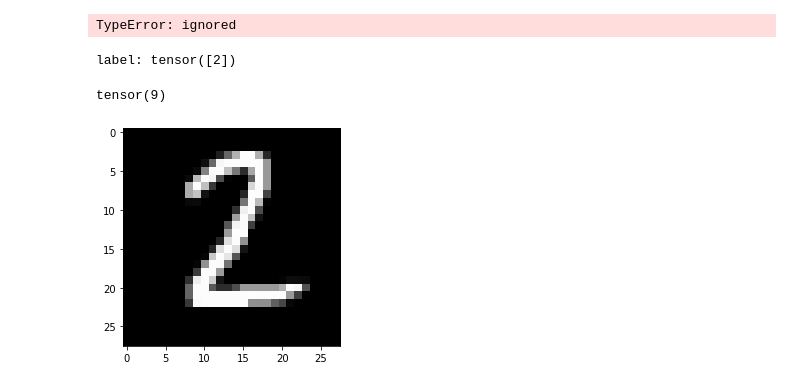
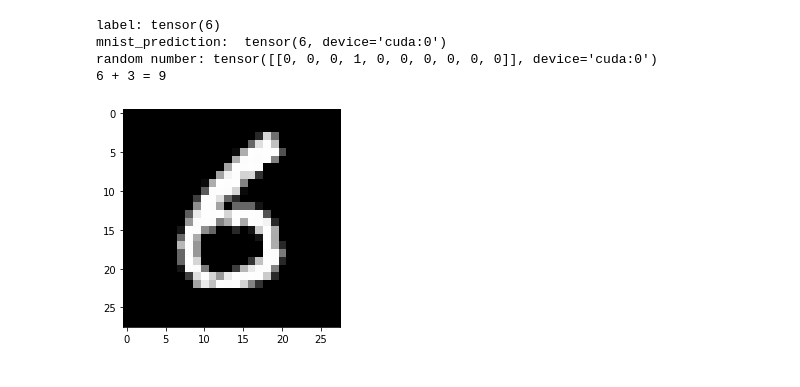
Before and after one commit to ajinkyakhadilkar/EVA-8, a Jupyter notebook: Assignment2.5/Assign_2_5.ipynb, the cells around one changed output. Drawn from its saved outputs; the diff is of its cells as text; code cells hidden in the pictures.

Commit message:
refactor model and add comments

```diff
--- a/Assignment2.5/Assign_2_5.ipynb
+++ b/Assignment2.5/Assign_2_5.ipynb
@@ -58,6 +73,7 @@ def get_num_correct(preds, labels):
 class Network(nn.Module):
   def __init__(self):
     super().__init__()
+    self.device = torch.device('cuda')
     #conv1 | input=28*28*1 | output=24*24*6 | RF=5
     self.conv1 = nn.Conv2d(in_channels=1, out_channels=6, kernel_size=5)
     #MP1 | input=24*24*6 | output=12*12*6 | RF=10
@@ -70,11 +86,11 @@ class Network(nn.Module):
     self.fc1 = nn.Linear(in_features=32*2*2, out_features=32)
     #Output/MNIST | input=32 | out_features=10
     self.out = nn.Linear(in_features=32, out_features=10)
-    #FC2/Sum | input=11 | out_features=19
-    self.fc2 = nn.Linear(in_features=11, out_features=19)
+    #FC2/Sum | input=20 | out_features=19
+    self.fc2 = nn.Linear(in_features=20, out_features=19)
 
   def forward(self, t, num, model):
-    x = t
+    x = t.to(self.device)
     if model == 'mnist':
       # input layer
 
@@ -82,10 +98,9 @@ class Network(nn.Module):
       x = self.conv1(x)
       x = F.relu(x)
       x = F.max_pool2d(x, kernel_size=2, stride=2)
-
       # conv2 layer
       x = self.conv2(x)
-      x = F.relu(x)
+      x = F.relu(x).to(self.device)
 
       #conv3 1d conv layer
       x = self.conv3(x)
@@ -109,14 +124,15 @@ class Network(nn.Module):
       #print(x.size())
       #print(num.size())
       #print(torch.transpose(num, 0, 1).size())
-    if model=='sum':
+    if model == 'sum':
       #merge prediction and random number
-      x=torch.cat((x, torch.transpose(num, 0, 1)), 1)
+      x=torch.cat((x, num), 1)
+      #x = F.relu(x)
       x = self.fc2(x)
 
 
     #x = F.softmax(x, dim=1)
     return x
 # %%
-def get_random_num():
-  return torch.tensor([[random.randrange(1,10) for i in range(0,32)]])
+def get_random_num(batch_size):
+  return torch.tensor([[random.randrange(1,10) for i in range(0,batch_size)]])
@@ -198,7 +288,7 @@ test_set = torchvision.datasets.MNIST(
 )
 
 test_loader = torch.utils.data.DataLoader(test_set
-    ,batch_size=1
+    ,batch_size=32
     ,shuffle=True
 )
 
@@ -206,17 +296,3 @@ test_loader = torch.utils.data.DataLoader(test_set
 #image, label = next(iter(test_loader))
 #plt.imshow(image.squeeze(), cmap='gray')
 #print('label:', label)
-# %%
-image, label = next(iter(test_loader))
-network(network(image, None, 'mnist'), 5, 'sum')
-# %% [output]
-TypeError: ignored
-# %%
-image, label = next(iter(test_loader))
-plt.imshow(image.squeeze(), cmap='gray')
-print('label:', label)
-torch.argmax(network(network(image,None, 'mnist'), torch.tensor([[7]]), 'sum'))
-# %% [output]
-label: tensor([2])
-tensor(9)
-[figure, removed]
@@ -222,0 +315,16 @@ tensor(9)
+# %%
+images, labels = next(iter(test_loader))
+plt.imshow(images[0].squeeze(), cmap='gray')
+print('label:', labels[0])
+mnist_prediction = network(images[0],None, 'mnist')
+print('mnist_prediction: ', torch.argmax(mnist_prediction))
+random_num = F.one_hot(get_random_num(1)[0], num_classes=10).to(torch.device('cuda'))
+print('random number:', random_num)
+result = torch.argmax(network(mnist_prediction, random_num, 'sum'))
+print(labels[0].tolist(), '+', torch.argmax(random_num[0]).tolist(), '=', result.tolist())
+# %% [output]
+label: tensor(6)
+mnist_prediction:  tensor(6, device='cuda:0')
+random number: tensor([[0, 0, 0, 1, 0, 0, 0, 0, 0, 0]], device='cuda:0')
+6 + 3 = 9
+[figure, added]
```
Also changed, not shown: parts of 7 cells of this notebook.
